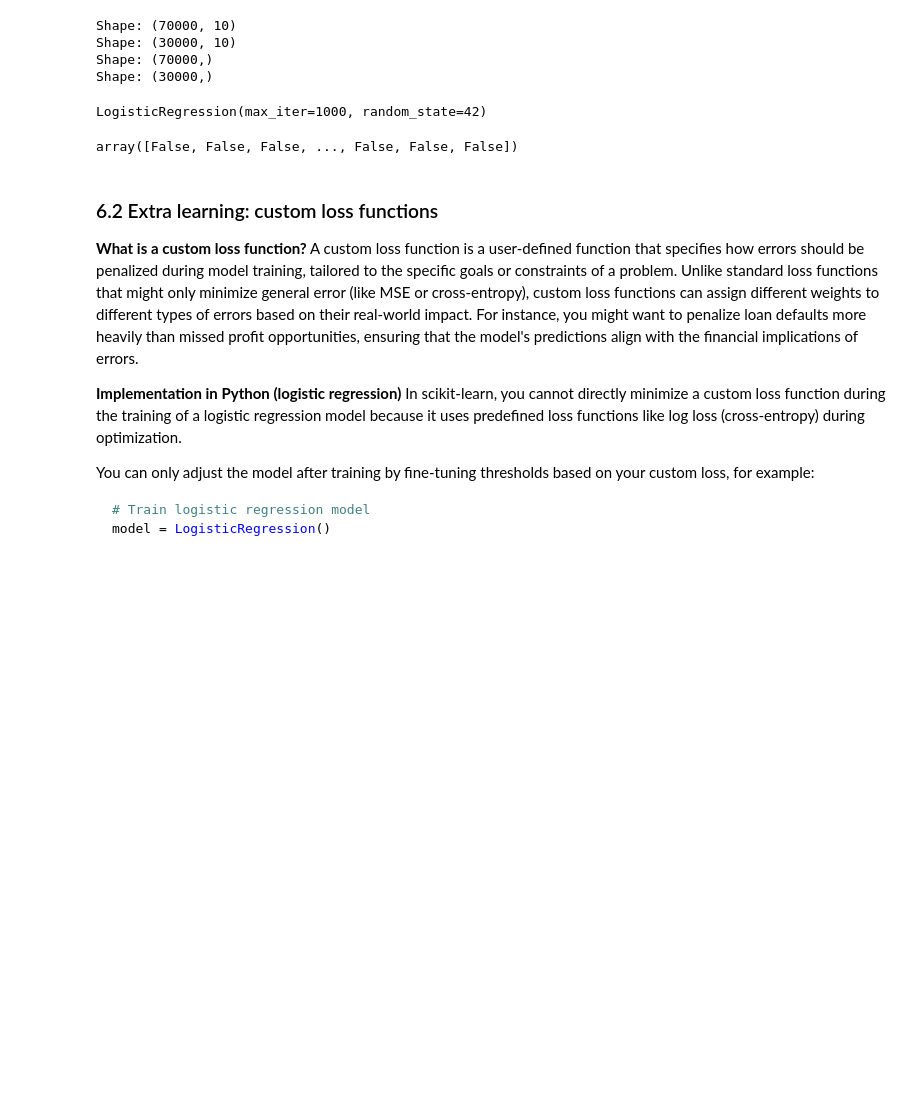
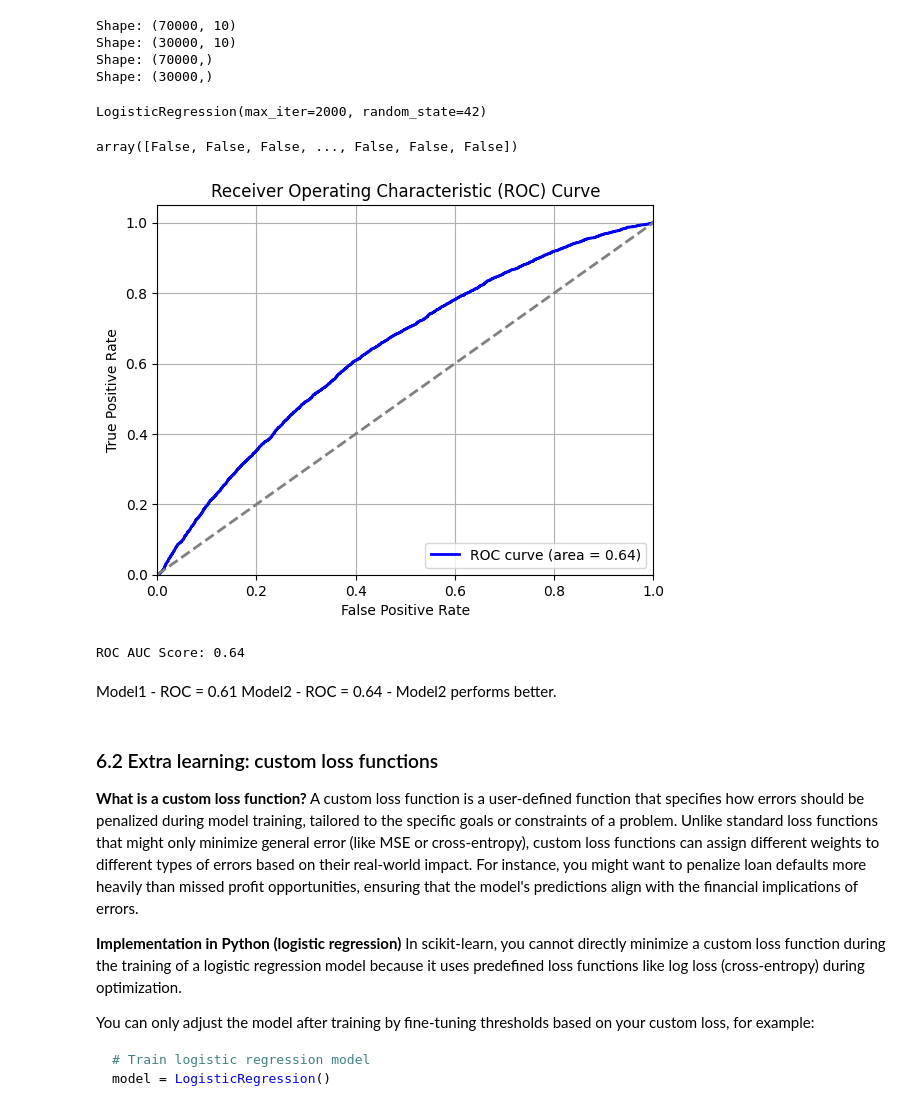
Before and after one commit to svetlanama/Data-Science-in-Finance-, a Jupyter notebook: DSIF5_0_AI_&_ML_in_Finance.ipynb, the cells around one changed output. Drawn from its saved outputs; the diff is of its cells as text; code cells hidden in the pictures; blank space fills up the shorter version.

Commit message:
Model evaluation by ROC

```diff
--- a/DSIF5_0_AI_&_ML_in_Finance.ipynb
+++ b/DSIF5_0_AI_&_ML_in_Finance.ipynb
@@ -654,17 +654,54 @@ Shape: (30000,)
 # %%
 from sklearn.linear_model import LogisticRegression
 # Train model
-
-model = LogisticRegression(max_iter=1000, random_state=42) # full list of scikit learn models here: https://scikit-learn.org/stable/supervised_learning.html #TODO: try to select other model
+# setup max iterations 1000, 2000
+model = LogisticRegression(max_iter=2000, random_state=42) # full list of scikit learn models here: https://scikit-learn.org/stable/supervised_learning.html #TODO: try to select other model
 model.fit(X_train, y_train)
 # %% [output]
-LogisticRegression(max_iter=1000, random_state=42)
+LogisticRegression(max_iter=2000, random_state=42)
 # %%
 # Predict on the test set
 predictions = model.predict(X_test)
 predictions
 # %% [output]
 array([False, False, False, ..., False, False, False])
+# %%
+import matplotlib.pyplot as plt
+from sklearn.metrics import roc_curve, auc, roc_auc_score
+
+# Assuming you have a trained model and test data (X_test, y_test)
+# Replace these with your actual data and model
+# Example: model = LogisticRegression().fit(X_train, y_train)
+# Example: y_pred_prob = model.predict_proba(X_test)[:, 1]
+
+# Compute predicted probabilities (for the positive class)
+y_pred_prob = model.predict_proba(X_test)[:, 1]
+
+# Compute ROC curve and ROC AUC
+fpr, tpr, thresholds = roc_curve(y_test, y_pred_prob)
+roc_auc = auc(fpr, tpr)
+
+# Plot ROC curve
+plt.figure()
+plt.plot(fpr, tpr, color='blue', lw=2, label=f'ROC curve (area = {roc_auc:.2f})')
+plt.plot([0, 1], [0, 1], color='gray', lw=2, linestyle='--')  # Diagonal line (random prediction)
+plt.xlim([0.0, 1.0])
+plt.ylim([0.0, 1.05])
+plt.xlabel('False Positive Rate')
+plt.ylabel('True Positive Rate')
+plt.title('Receiver Operating Characteristic (ROC) Curve')
+plt.legend(loc='lower right')
+plt.grid()
+plt.show()
+
+# Additional stats
+print(f'ROC AUC Score: {roc_auc_score(y_test, y_pred_prob):.2f}')
+# %% [output]
+[figure, added]
+ROC AUC Score: 0.64
+# %% [markdown]
+Model1 - ROC = 0.61
+Model2 - ROC = 0.64 -  Model2 performs better.
 # %% [markdown]
 ### 6.2 Extra learning: custom loss functions
 **What is a custom loss function?**
```
